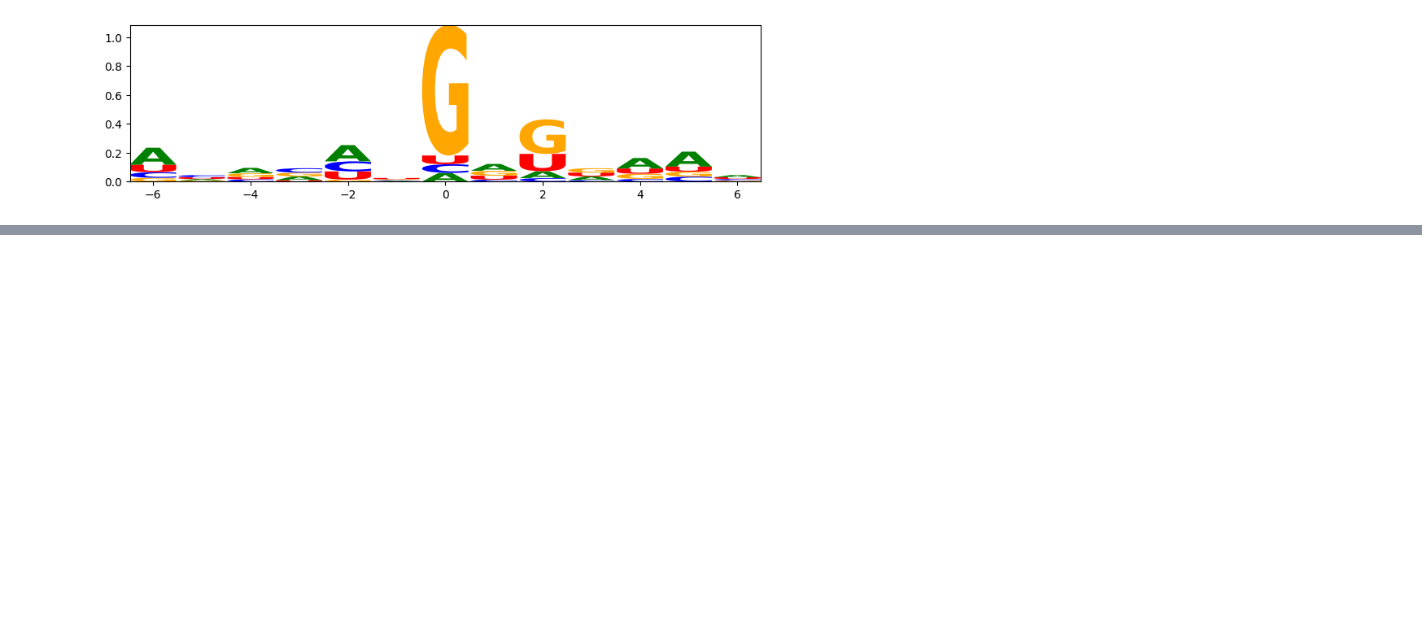
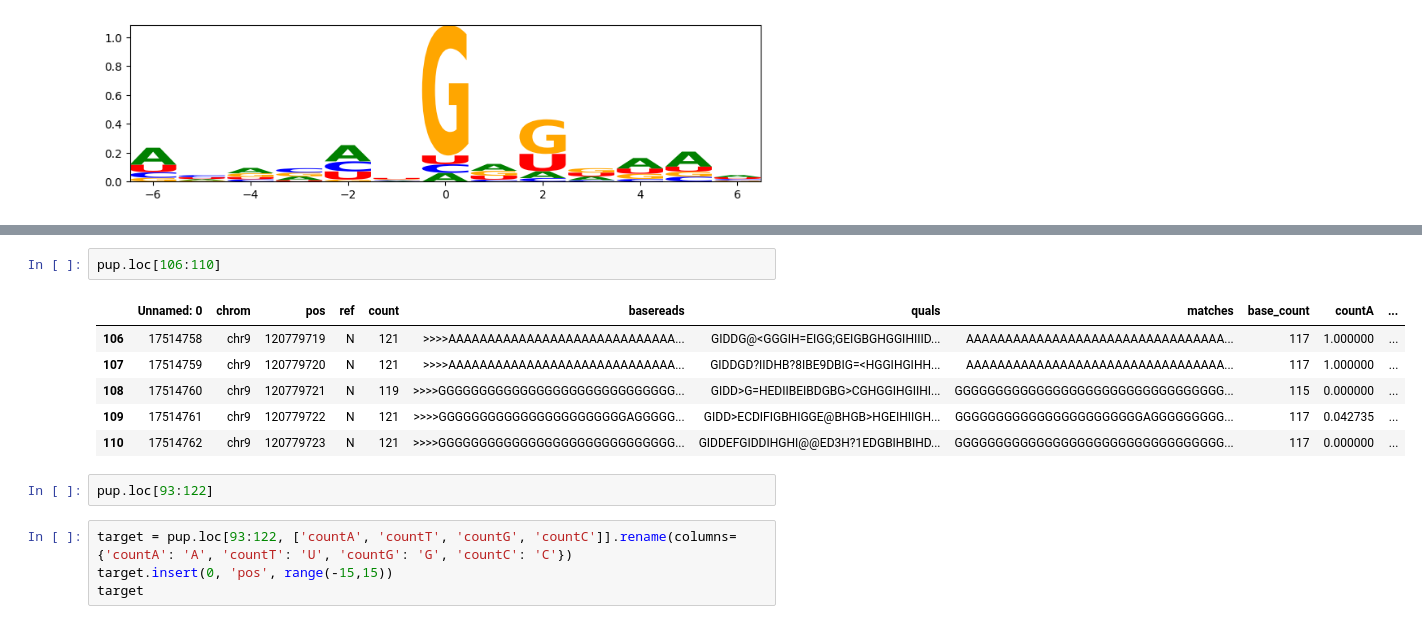
Before and after one commit to WoobeenJeong/miRNA_motif_finding, a Jupyter notebook: Project_006.ipynb, the cells around one changed output, grey strips where cells are left out. Cells and saved outputs as stored; diff of their text form; blank space fills up the shorter version.

```diff
--- a/Project_006.ipynb
+++ b/Project_006.ipynb
@@ -253,0 +372,15 @@ lm.Logo(info_mat)
+# %%
+pup.loc[106:110]
+# %% [output]
+|  | Unnamed: 0 | chrom | pos | ref | count | basereads | quals | matches | base_count | countA | ... |
+| 106 | 17514758 | chr9 | 120779719 | N | 121 | >>>>AAAAAAAAAAAAAAAAAAAAAAAAAAAAA... | GIDDG@<GGGIH=EIGG;GEIGBGHGGIHIIID... | AAAAAAAAAAAAAAAAAAAAAAAAAAAAAAAAA... | 117 | 1.000000 | ... |
+| 107 | 17514759 | chr9 | 120779720 | N | 121 | >>>>AAAAAAAAAAAAAAAAAAAAAAAAAAAAA... | GIDDGD?IIDHB?8IBE9DBIG=<HGGIHGIHH... | AAAAAAAAAAAAAAAAAAAAAAAAAAAAAAAAA... | 117 | 1.000000 | ... |
+| 108 | 17514760 | chr9 | 120779721 | N | 119 | >>>>GGGGGGGGGGGGGGGGGGGGGGGGGGGGG... | GIDD>G=HEDIIBEIBDGBG>CGHGGIHGIIHI... | GGGGGGGGGGGGGGGGGGGGGGGGGGGGGGGGG... | 115 | 0.000000 | ... |
+| 109 | 17514761 | chr9 | 120779722 | N | 121 | >>>>GGGGGGGGGGGGGGGGGGGGGGGAGGGGG... | GIDD>ECDIFIGBHIGGE@BHGB>HGEIHIIGH... | GGGGGGGGGGGGGGGGGGGGGGGAGGGGGGGGG... | 117 | 0.042735 | ... |
+| 110 | 17514762 | chr9 | 120779723 | N | 121 | >>>>GGGGGGGGGGGGGGGGGGGGGGGGGGGGG... | GIDDEFGIDDIHGHI@@ED3H?1EDGBIHBIHD... | GGGGGGGGGGGGGGGGGGGGGGGGGGGGGGGGG... | 117 | 0.000000 | ... |
+# %%
+pup.loc[93:122]
+# %%
+target = pup.loc[93:122, ['countA', 'countT', 'countG', 'countC']].rename(columns={'countA': 'A', 'countT': 'U', 'countG': 'G', 'countC': 'C'})
+target.insert(0, 'pos', range(-15,15))
+target
```
Also changed, not shown: parts of 14 cells of this notebook.
